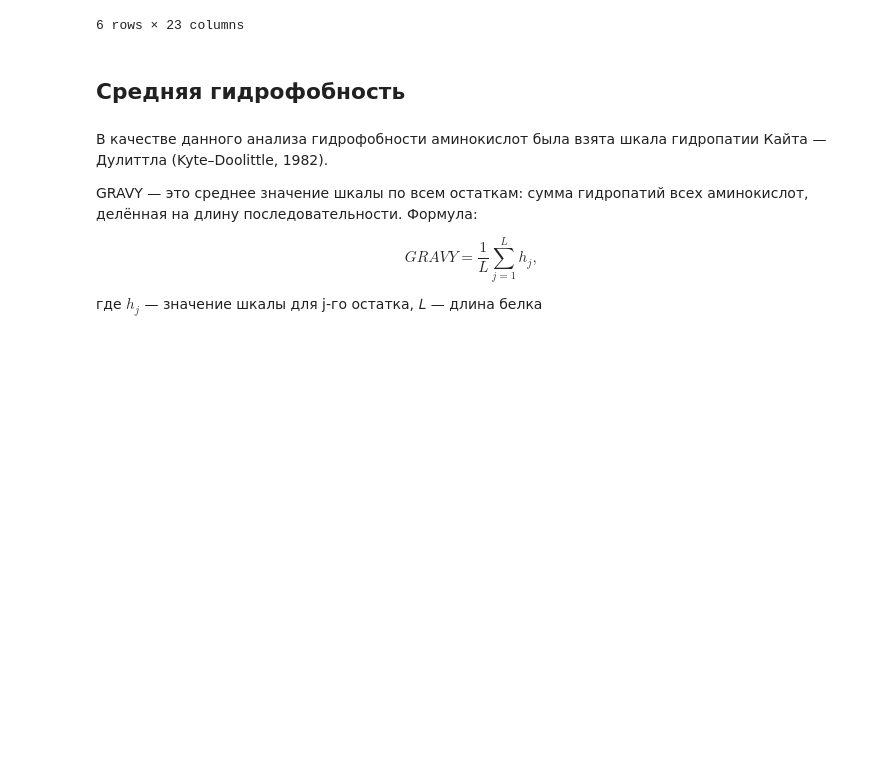
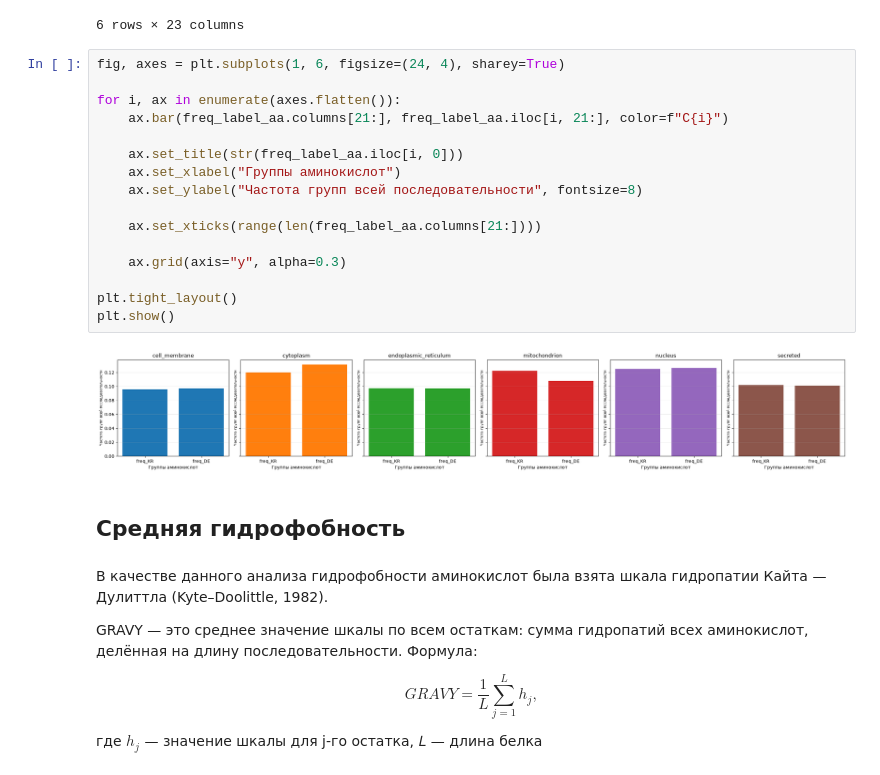
Before and after one commit to EnemyOfDeath7/protein-localization-project, a Jupyter notebook: notebooks/03_eda.ipynb, the cells around one changed output. Drawn from its saved outputs; the diff is of its cells as text; blank space fills up the shorter version.

```diff
--- a/notebooks/03_eda.ipynb
+++ b/notebooks/03_eda.ipynb
@@ -382,6 +382,24 @@ freq_label_aa
 | 4 | nucleus | 0.068633 | 0.049110 | 0.077186 | 0.031774 | 0.065152 | 0.037883 | 0.066085 | 0.087622 | 0.021819 | ... | ... |
 | 5 | secreted | 0.069857 | 0.045111 | 0.056047 | 0.032675 | 0.089774 | 0.034258 | 0.044945 | 0.087123 | 0.017431 | ... | ... |
 6 rows × 23 columns
+# %%
+fig, axes = plt.subplots(1, 6, figsize=(24, 4), sharey=True)
+
+for i, ax in enumerate(axes.flatten()):
+    ax.bar(freq_label_aa.columns[21:], freq_label_aa.iloc[i, 21:], color=f"C{i}")
+
+    ax.set_title(str(freq_label_aa.iloc[i, 0]))
+    ax.set_xlabel("Группы аминокислот")
+    ax.set_ylabel("Частота групп всей последовательности", fontsize=8)
+
+    ax.set_xticks(range(len(freq_label_aa.columns[21:])))
+
+    ax.grid(axis="y", alpha=0.3)
+
+plt.tight_layout()
+plt.show()
+# %% [output]
+[figure, added]
 # %% [markdown]
 ## Средняя гидрофобность
 # %% [markdown]
```
Also changed, not shown: parts of 8 cells of this notebook, 1 other file.
